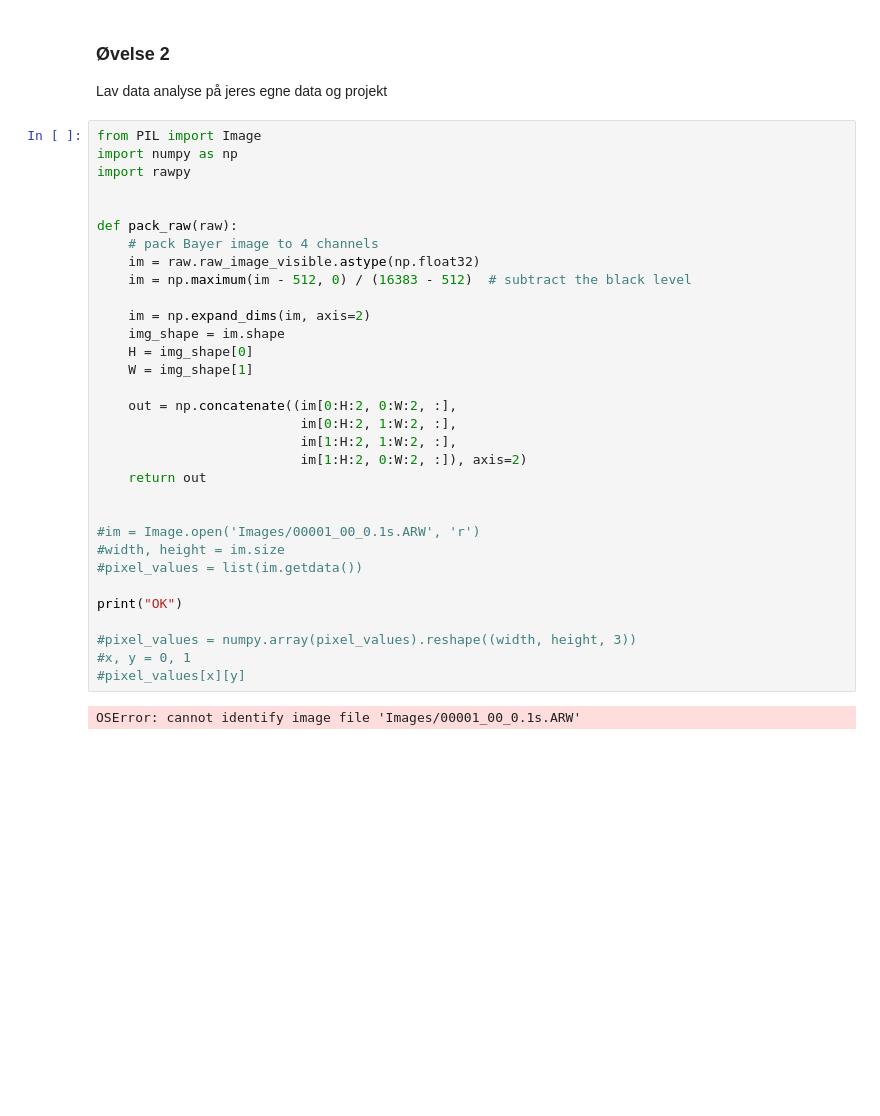
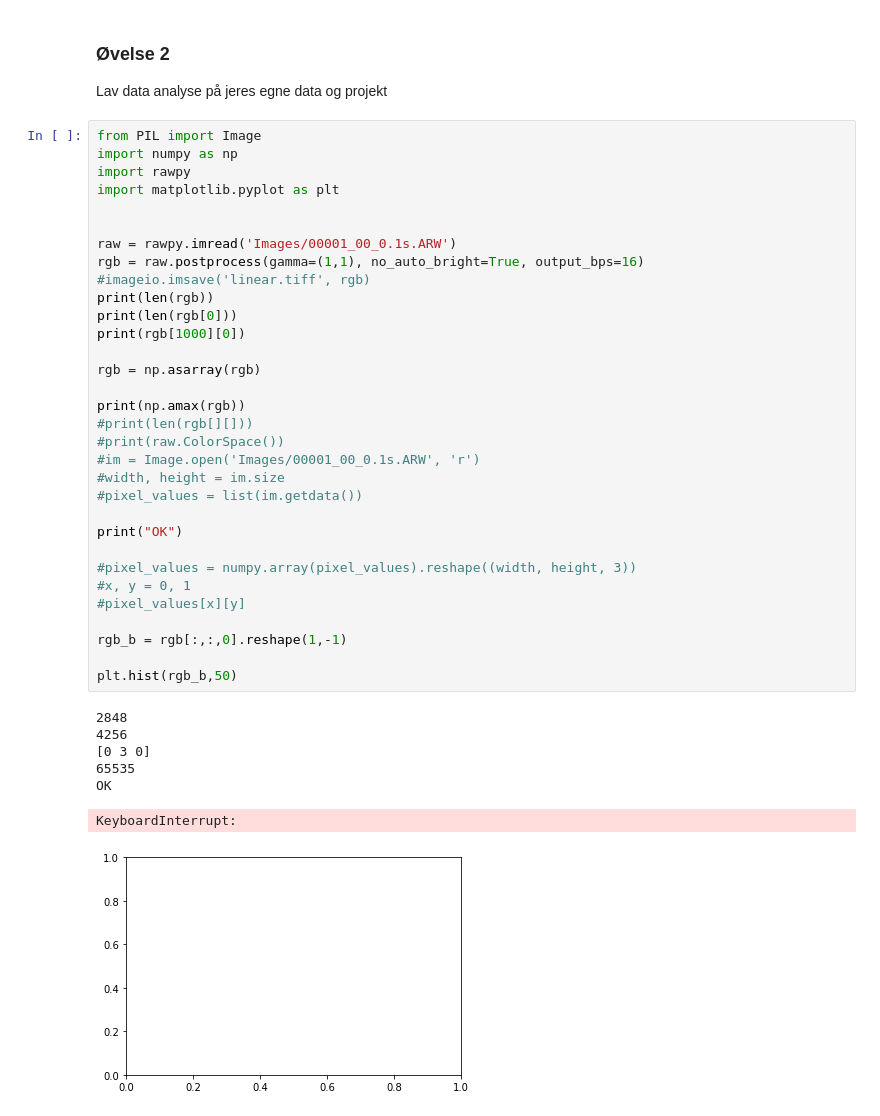
Before and after one commit to HiroshikunDK/MAL_E19, a Jupyter notebook: handin/Handin2/L04_L05/L04_L05_solution.ipynb, the cells around one changed output. Drawn from its saved outputs; the diff is of its cells as text; blank space fills up the shorter version.

```diff
--- a/handin/Handin2/L04_L05/L04_L05_solution.ipynb
+++ b/handin/Handin2/L04_L05/L04_L05_solution.ipynb
@@ -229,37 +229,43 @@ Den bedste måde at få mere realistiske data vil endten være at indhente bedre
 # %% [markdown]
 ### Øvelse 2
 Lav data analyse på jeres egne data og projekt
-# %%
-from PIL import Image
-import numpy as np
-import rawpy
-
-
-def pack_raw(raw):
-    # pack Bayer image to 4 channels
-    im = raw.raw_image_visible.astype(np.float32)
-    im = np.maximum(im - 512, 0) / (16383 - 512)  # subtract the black level
-
-    im = np.expand_dims(im, axis=2)
-    img_shape = im.shape
-    H = img_shape[0]
-    W = img_shape[1]
-
-    out = np.concatenate((im[0:H:2, 0:W:2, :],
-                          im[0:H:2, 1:W:2, :],
-                          im[1:H:2, 1:W:2, :],
-                          im[1:H:2, 0:W:2, :]), axis=2)
-    return out
-
-
-#im = Image.open('Images/00001_00_0.1s.ARW', 'r')
-#width, height = im.size
-#pixel_values = list(im.getdata())
-
-print("OK")
-
-#pixel_values = numpy.array(pixel_values).reshape((width, height, 3))
-#x, y = 0, 1
-#pixel_values[x][y]
-# %% [output]
-OSError: cannot identify image file 'Images/00001_00_0.1s.ARW'
+# %%
+from PIL import Image
+import numpy as np
+import rawpy
+import matplotlib.pyplot as plt
+
+
+raw = rawpy.imread('Images/00001_00_0.1s.ARW')
+rgb = raw.postprocess(gamma=(1,1), no_auto_bright=True, output_bps=16)
+#imageio.imsave('linear.tiff', rgb)
+print(len(rgb))
+print(len(rgb[0]))
+print(rgb[1000][0])
+
+rgb = np.asarray(rgb)
+
+print(np.amax(rgb))
+#print(len(rgb[][]))
+#print(raw.ColorSpace())
+#im = Image.open('Images/00001_00_0.1s.ARW', 'r')
+#width, height = im.size
+#pixel_values = list(im.getdata())
+
+print("OK")
+
+#pixel_values = numpy.array(pixel_values).reshape((width, height, 3))
+#x, y = 0, 1
+#pixel_values[x][y]
+
+rgb_b = rgb[:,:,0].reshape(1,-1)
+
+plt.hist(rgb_b,50)
+# %% [output]
+2848
+4256
+[0 3 0]
+65535
+OK
+KeyboardInterrupt:
+[figure, added]
```
